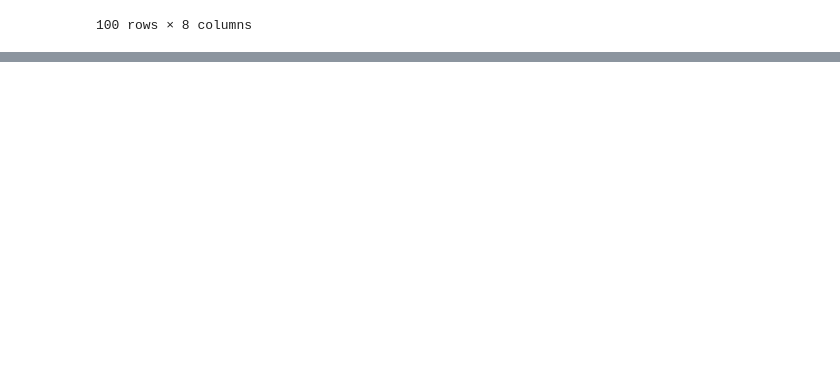
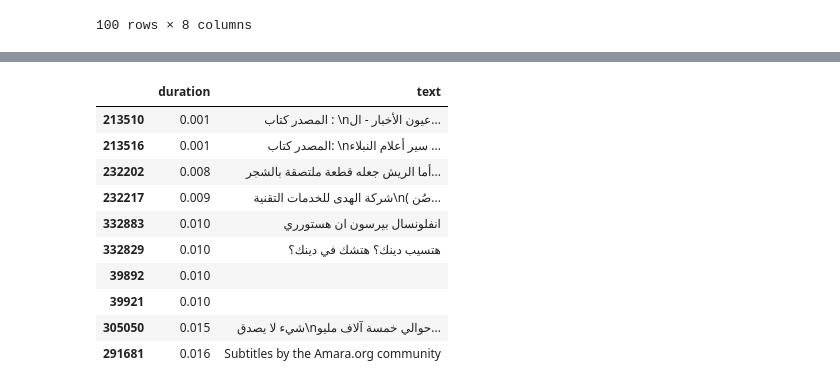
Before and after one commit to Ahmed-Alsardi/data_preprocessing, a Jupyter notebook: src/processing/masc/masc_note.ipynb, the cells around one changed output, grey strips where cells are left out. Drawn from its saved outputs; the diff is of its cells as text; code cells hidden in the pictures; blank space fills up the shorter version.

```diff
--- a/src/processing/masc/masc_note.ipynb
+++ b/src/processing/masc/masc_note.ipynb
@@ -74,0 +161,14 @@ train_df.sample(100)
+# %%
+caption_df.sort_values("duration").head(10)
+# %% [output]
+|  | duration | text |
+| 213510 | 0.001 | المصدر كتاب : \nعيون الأخبار - ال... |
+| 213516 | 0.001 | المصدر كتاب: \nسير أعلام النبلاء ... |
+| 232202 | 0.008 | أما الريش جعله قطعة ملتصقة بالشجر... |
+| 232217 | 0.009 | شركة الهدى للخدمات التقنية\n( صُن... |
+| 332883 | 0.010 | انفلونسال بيرسون ان هستورري |
+| 332829 | 0.010 | هتسيب دينك؟ هتشك في دينك؟ |
+| 39892 | 0.010 |  |
+| 39921 | 0.010 |  |
+| 305050 | 0.015 | شيء لا يصدق\nحوالي خمسة آلاف مليو... |
+| 291681 | 0.016 | Subtitles by the Amara.org community |
```
Also changed, not shown: parts of 13 cells of this notebook, 4 other files.
